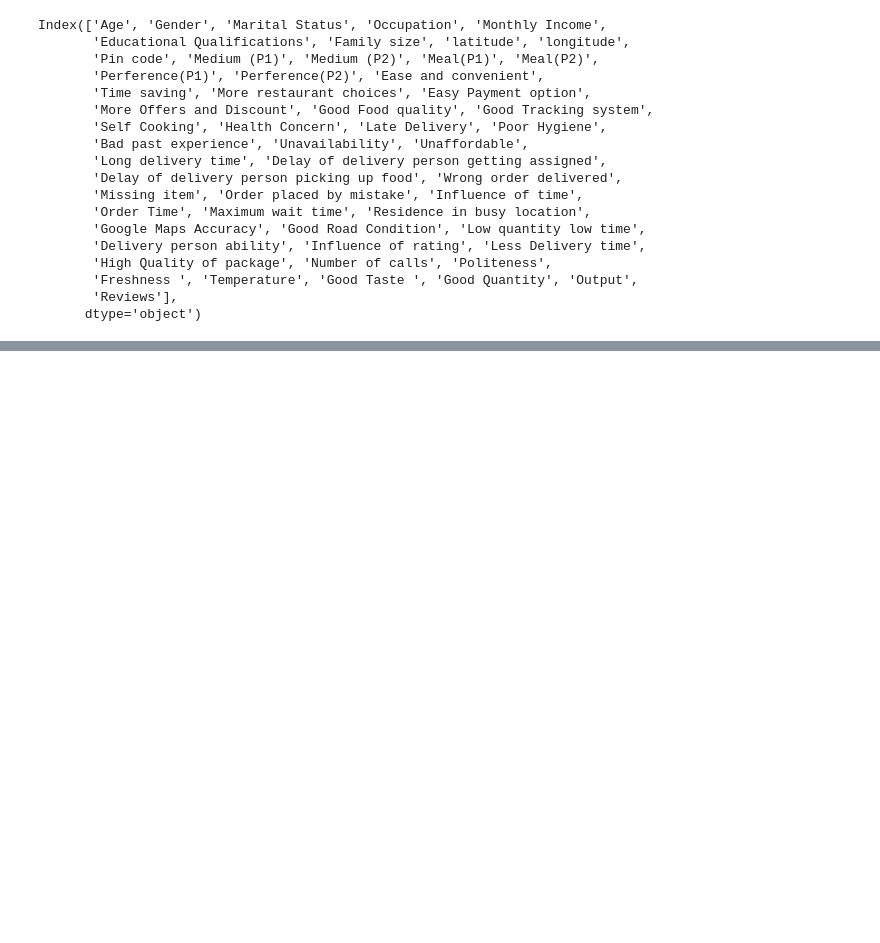
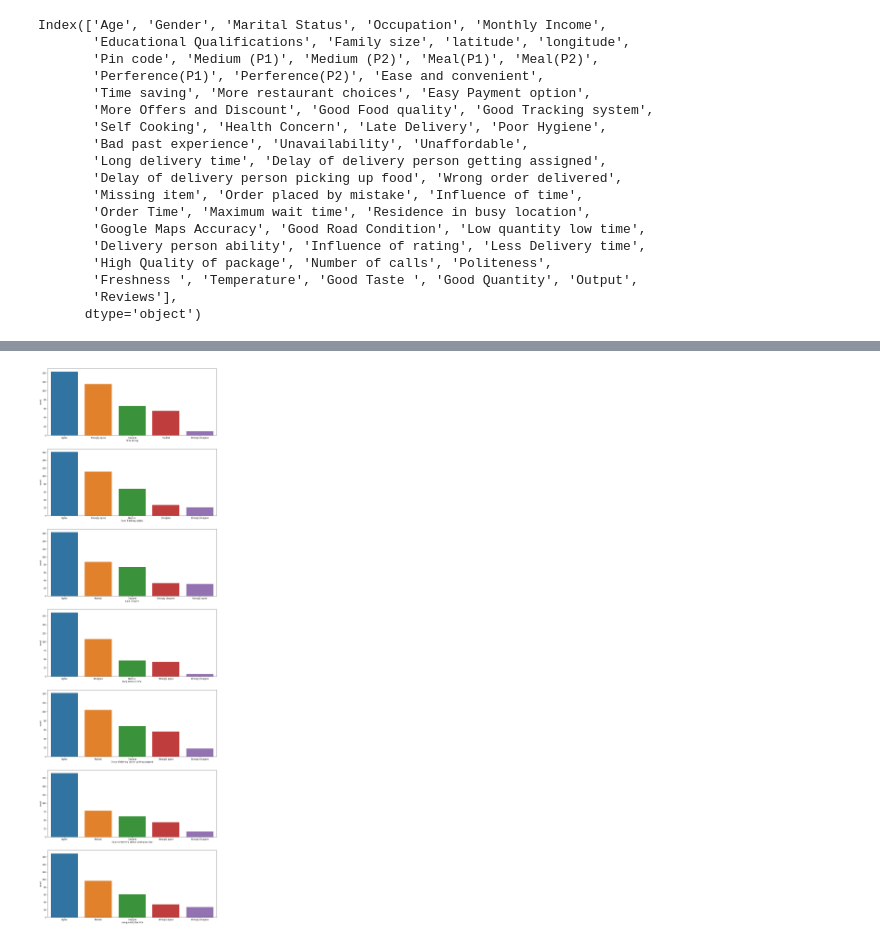
Before and after one commit to DanielxDante/restaurant-conundrum, a Jupyter notebook: main.ipynb, the cells around one changed output, grey strips where cells are left out. Drawn from its saved outputs; the diff is of its cells as text; code cells hidden in the pictures; blank space fills up the shorter version.

```diff
--- a/main.ipynb
+++ b/main.ipynb
@@ -229,0 +248,11 @@ Marital Status, Occupation, Monthly Income, Educational Qualifications, Family s
+# %%
+f, axes = plt.subplots(7, 1, figsize = (15, 50))
+f = sb.countplot(x = "Time saving", data = foodDelivery, ax = axes[0], order = foodDelivery["Time saving"].value_counts().index)
+f = sb.countplot(x = "Good Tracking system", data = foodDelivery, ax = axes[1], order = foodDelivery["Good Tracking system"].value_counts().index)
+f = sb.countplot(x = "Late Delivery", data = foodDelivery, ax = axes[2], order = foodDelivery["Late Delivery"].value_counts().index)
+f = sb.countplot(x = "Long delivery time", data = foodDelivery, ax = axes[3], order = foodDelivery["Long delivery time"].value_counts().index)
+f = sb.countplot(x = "Delay of delivery person getting assigned", data = foodDelivery, ax = axes[4], order = foodDelivery["Delay of delivery person getting assigned"].value_counts().index)
+f = sb.countplot(x = "Delay of delivery person picking up food", data = foodDelivery, ax = axes[5], order = foodDelivery["Delay of delivery person picking up food"].value_counts().index)
+f = sb.countplot(x = "Low quantity low time", data = foodDelivery, ax = axes[6], order = foodDelivery["Low quantity low time"].value_counts().index)
+# %% [output]
+[figure, added]
```
Also changed, not shown: parts of 24 cells of this notebook, 1 other file.
